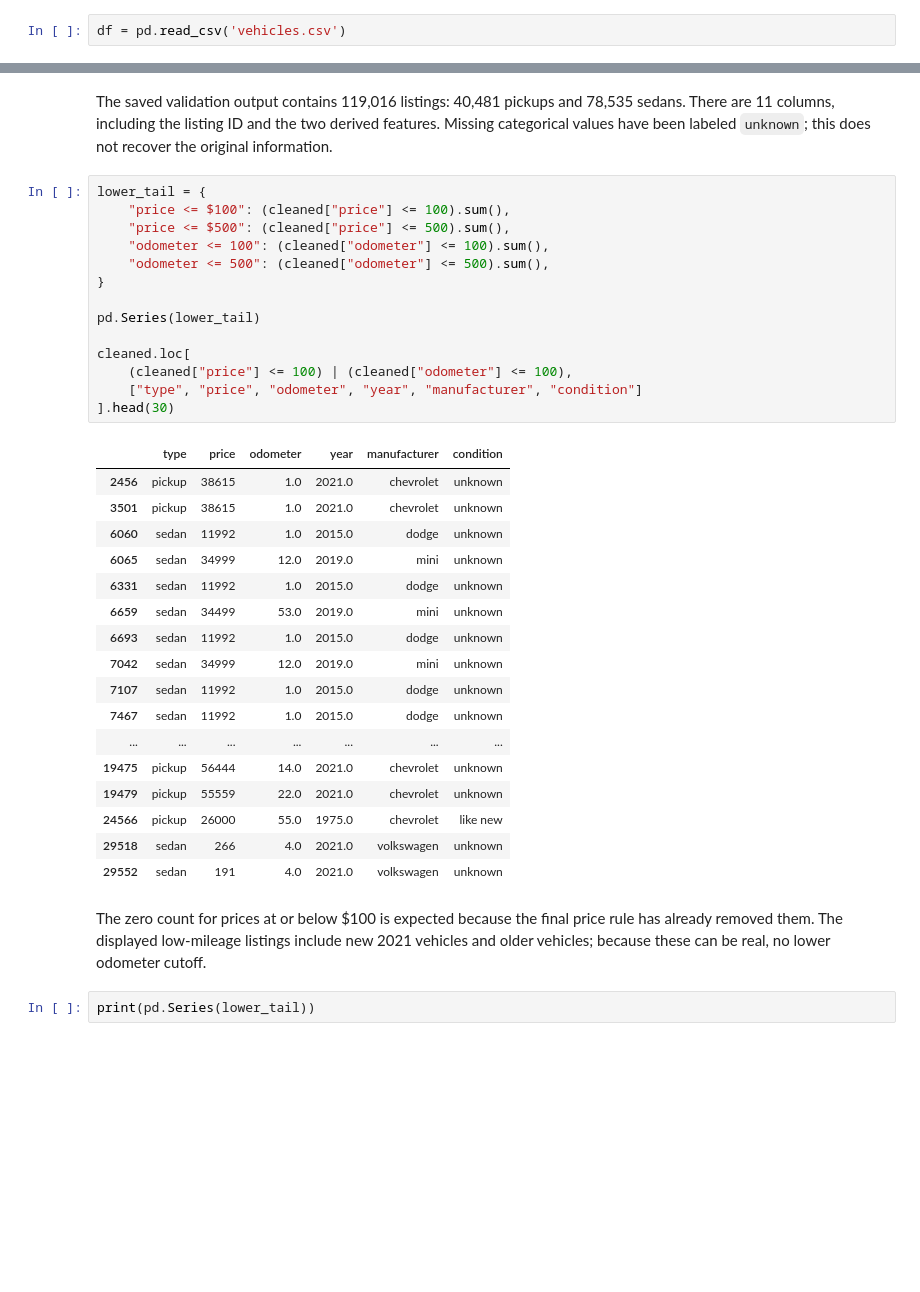
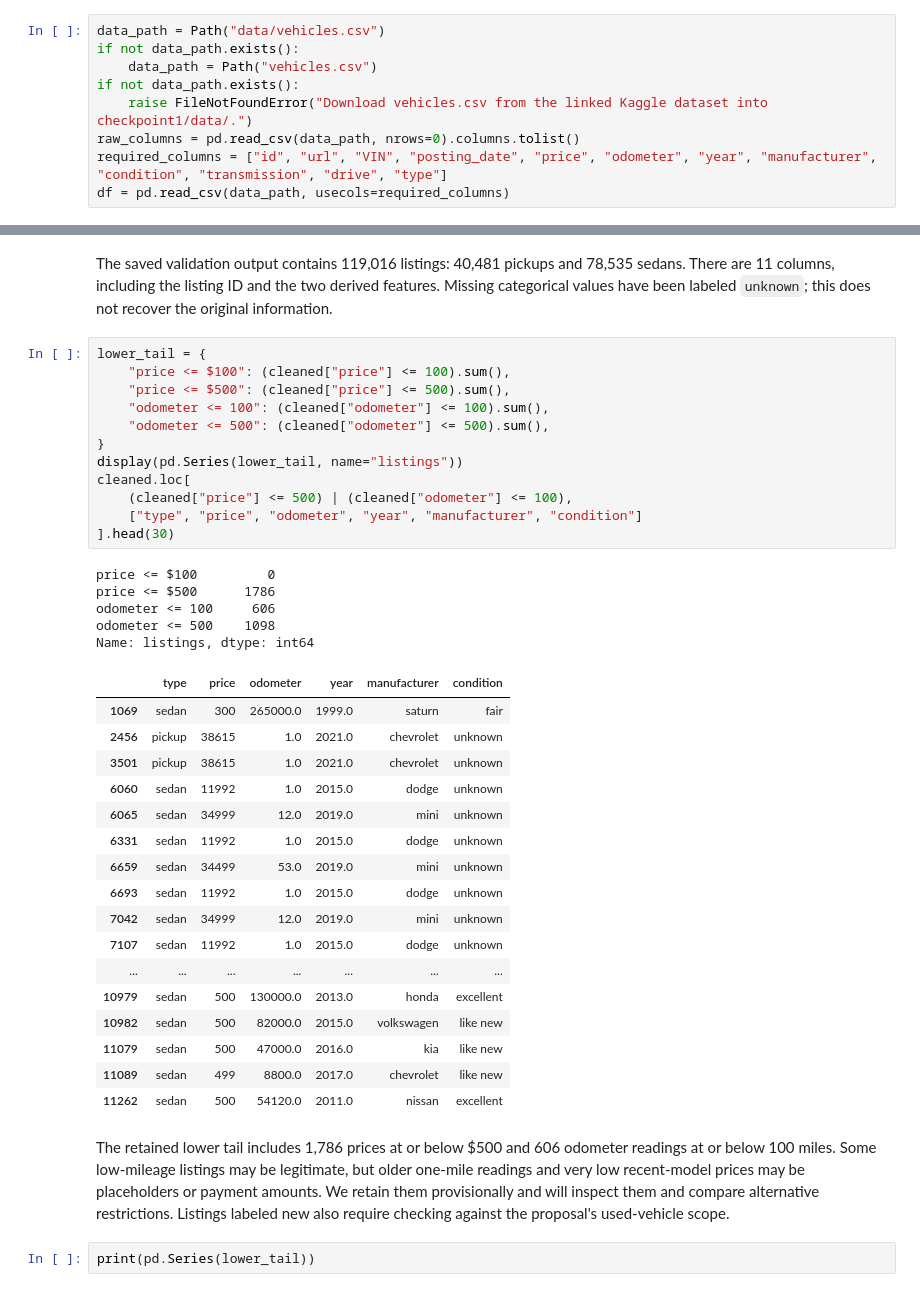
Before and after one commit to masikomamba/data_mining, a Jupyter notebook: checkpoint1/Checkpoint1_notebook.ipynb, the cells around one changed output, grey strips where cells are left out. Saved outputs shown, nothing was run; the diff lists cells and outputs as text; blank space fills up the shorter version.

Commit message:
Revise checkpoint section 2: verify source and document method

```diff
--- a/checkpoint1/Checkpoint1_notebook.ipynb
+++ b/checkpoint1/Checkpoint1_notebook.ipynb
@@ -18,5 +53,12 @@ This notebook prepares a regression-ready dataset of U.S. Craigslist listings fo
 # %%
-df = pd.read_csv('vehicles.csv')
+data_path = Path("data/vehicles.csv")
+if not data_path.exists():
+    data_path = Path("vehicles.csv")
+if not data_path.exists():
+    raise FileNotFoundError("Download vehicles.csv from the linked Kaggle dataset into checkpoint1/data/.")
+raw_columns = pd.read_csv(data_path, nrows=0).columns.tolist()
+required_columns = ["id", "url", "VIN", "posting_date", "price", "odometer", "year", "manufacturer", "condition", "transmission", "drive", "type"]
+df = pd.read_csv(data_path, usecols=required_columns)
 # %% [markdown]
 The dataset is loaded into `df`.
 # %%
@@ -291,19 +344,23 @@ The saved validation output contains 119,016 listings: 40,481 pickups and 78,535
 # %%
 lower_tail = {
     "price <= $100": (cleaned["price"] <= 100).sum(),
     "price <= $500": (cleaned["price"] <= 500).sum(),
     "odometer <= 100": (cleaned["odometer"] <= 100).sum(),
     "odometer <= 500": (cleaned["odometer"] <= 500).sum(),
 }
-
-pd.Series(lower_tail)
-
+display(pd.Series(lower_tail, name="listings"))
 cleaned.loc[
-    (cleaned["price"] <= 100) | (cleaned["odometer"] <= 100),
+    (cleaned["price"] <= 500) | (cleaned["odometer"] <= 100),
     ["type", "price", "odometer", "year", "manufacturer", "condition"]
 ].head(30)
 # %% [output]
+price <= $100         0
+price <= $500      1786
+odometer <= 100     606
+odometer <= 500    1098
+Name: listings, dtype: int64
 |  | type | price | odometer | year | manufacturer | condition |
+| 1069 | sedan | 300 | 265000.0 | 1999.0 | saturn | fair |
 | 2456 | pickup | 38615 | 1.0 | 2021.0 | chevrolet | unknown |
 | 3501 | pickup | 38615 | 1.0 | 2021.0 | chevrolet | unknown |
 | 6060 | sedan | 11992 | 1.0 | 2015.0 | dodge | unknown |
@@ -313,15 +370,14 @@ cleaned.loc[
 | 6693 | sedan | 11992 | 1.0 | 2015.0 | dodge | unknown |
 | 7042 | sedan | 34999 | 12.0 | 2019.0 | mini | unknown |
 | 7107 | sedan | 11992 | 1.0 | 2015.0 | dodge | unknown |
-| 7467 | sedan | 11992 | 1.0 | 2015.0 | dodge | unknown |
 | ... | ... | ... | ... | ... | ... | ... |
-| 19475 | pickup | 56444 | 14.0 | 2021.0 | chevrolet | unknown |
-| 19479 | pickup | 55559 | 22.0 | 2021.0 | chevrolet | unknown |
-| 24566 | pickup | 26000 | 55.0 | 1975.0 | chevrolet | like new |
-| 29518 | sedan | 266 | 4.0 | 2021.0 | volkswagen | unknown |
-| 29552 | sedan | 191 | 4.0 | 2021.0 | volkswagen | unknown |
+| 10979 | sedan | 500 | 130000.0 | 2013.0 | honda | excellent |
+| 10982 | sedan | 500 | 82000.0 | 2015.0 | volkswagen | like new |
+| 11079 | sedan | 500 | 47000.0 | 2016.0 | kia | like new |
+| 11089 | sedan | 499 | 8800.0 | 2017.0 | chevrolet | like new |
+| 11262 | sedan | 500 | 54120.0 | 2011.0 | nissan | excellent |
 # %% [markdown]
-The zero count for prices at or below $100 is expected because the final price rule has already removed them. The displayed low-mileage listings include new 2021 vehicles and older vehicles; because these can be real, no lower odometer cutoff.
+The retained lower tail includes 1,786 prices at or below $500 and 606 odometer readings at or below 100 miles. Some low-mileage listings may be legitimate, but older one-mile readings and very low recent-model prices may be placeholders or payment amounts. We retain them provisionally and will inspect them and compare alternative restrictions. Listings labeled new also require checking against the proposal's used-vehicle scope.
 # %%
 print(pd.Series(lower_tail))
 # %% [output]
```
Also changed, not shown: parts of 24 cells of this notebook, 3 other files.
